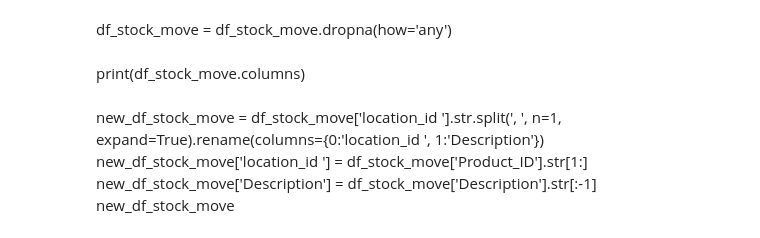
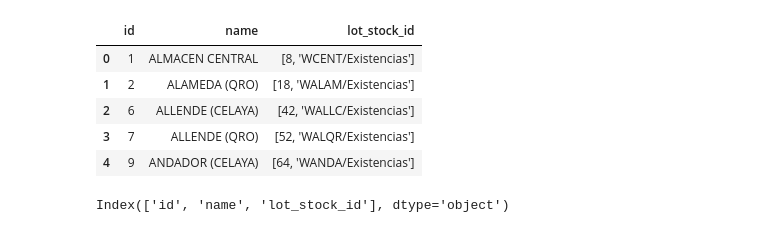
Before and after one commit to JuanPedroMtz/FinalProject, a Jupyter notebook: clean_almacenes_pt2.ipynb, the cells around one changed output. Saved outputs shown, nothing was run; the diff lists cells and outputs as text; code cells hidden in the pictures.

```diff
--- a/clean_almacenes_pt2.ipynb
+++ b/clean_almacenes_pt2.ipynb
@@ -15,12 +4,21 @@ df_stock_move.dtypes()
-# %% [markdown]
-df_stock_move = df_stock_move.dropna(how='any')
-# %% [markdown]
-print(df_stock_move.columns)
-# %% [markdown]
-new_df_stock_move = df_stock_move['location_id
-'].str.split(', ', n=1, expand=True).rename(columns={0:'location_id
-', 1:'Description'})
-new_df_stock_move['location_id
-'] = df_stock_move['Product_ID'].str[1:]
-new_df_stock_move['Description'] = df_stock_move['Description'].str[:-1]
-new_df_stock_move
+# %%
+#find my data base
+file ='almacenes.csv'
+# %%
+#read my csv file which contains the data base
+almacenes_df = pd.read_csv(file)
+# %%
+#display dataframe
+almacenes_df.head()
+# %% [output]
+|  | id | name | lot_stock_id |
+| 0 | 1 | ALMACEN CENTRAL | [8, 'WCENT/Existencias'] |
+| 1 | 2 | ALAMEDA (QRO) | [18, 'WALAM/Existencias'] |
+| 2 | 6 | ALLENDE (CELAYA) | [42, 'WALLC/Existencias'] |
+| 3 | 7 | ALLENDE (QRO) | [52, 'WALQR/Existencias'] |
+| 4 | 9 | ANDADOR (CELAYA) | [64, 'WANDA/Existencias'] |
+# %%
+#display my columns in order to understand the dataframe
+print(almacenes_df.columns)
+# %% [output]
+Index(['id', 'name', 'lot_stock_id'], dtype='object')
```
Also changed, not shown: parts of 15 cells of this notebook.
